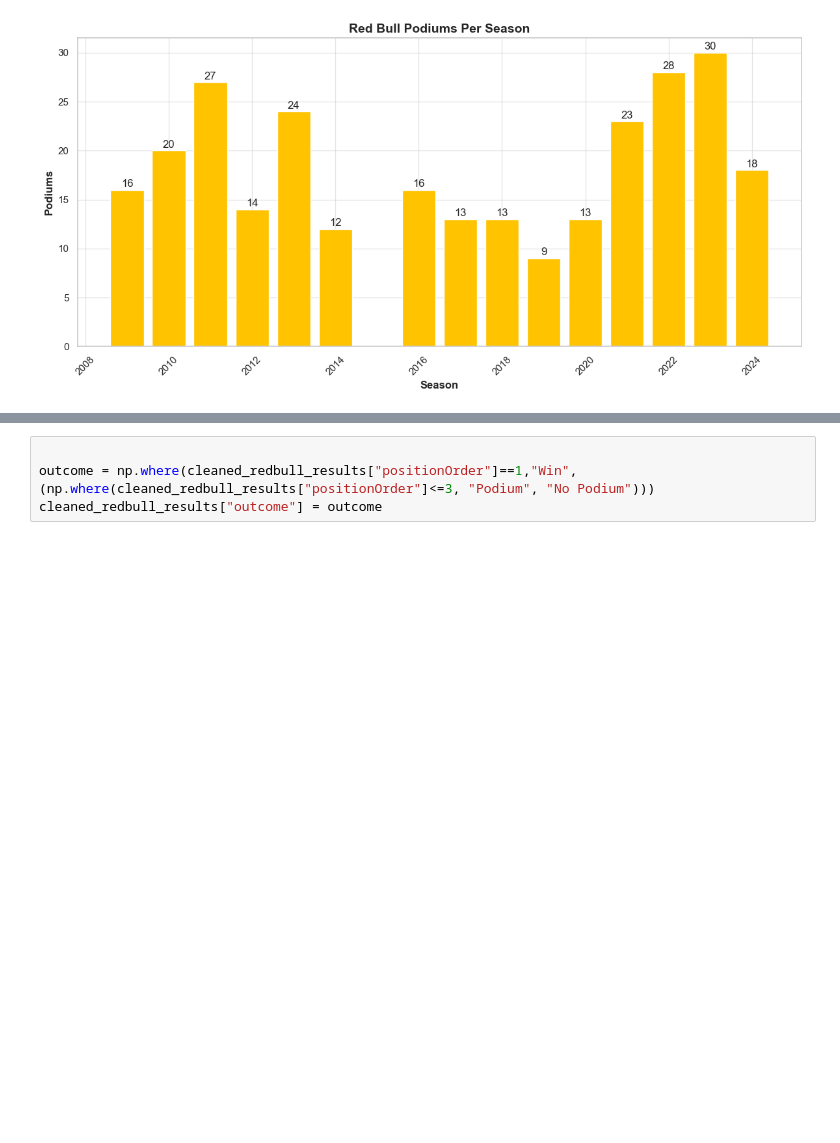
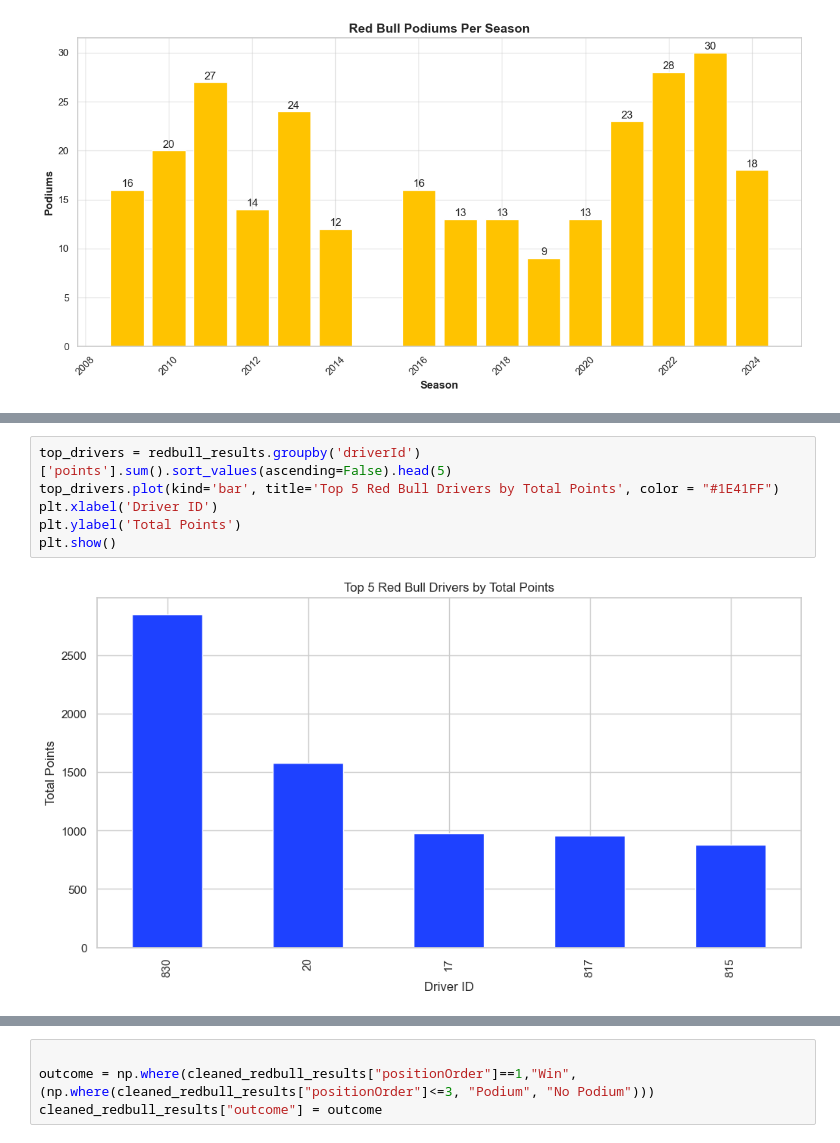
Before and after one commit to tanvis1ngh/F1_RedBull_EDA, a Jupyter notebook: nb/redbull_f1_eda.ipynb, the cells around one changed output, grey strips where cells are left out. Cells and saved outputs as stored; diff of their text form; blank space fills up the shorter version.

```diff
--- a/nb/redbull_f1_eda.ipynb
+++ b/nb/redbull_f1_eda.ipynb
@@ -270,0 +333,8 @@ plt.show()
+# %%
+top_drivers = redbull_results.groupby('driverId')['points'].sum().sort_values(ascending=False).head(5)
+top_drivers.plot(kind='bar', title='Top 5 Red Bull Drivers by Total Points', color = "#1E41FF")
+plt.xlabel('Driver ID')
+plt.ylabel('Total Points')
+plt.show()
+# %% [output]
+[figure, added]
```
Also changed, not shown: parts of 8 cells of this notebook, 3 other files.
